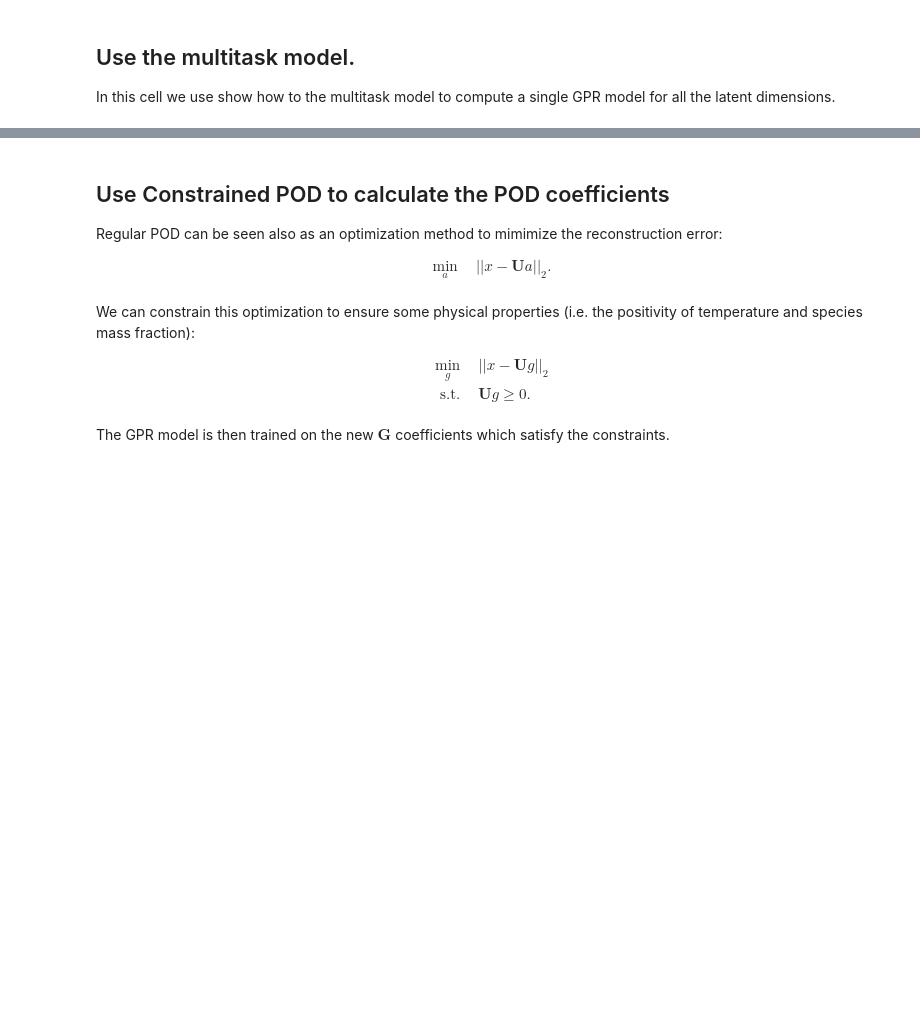
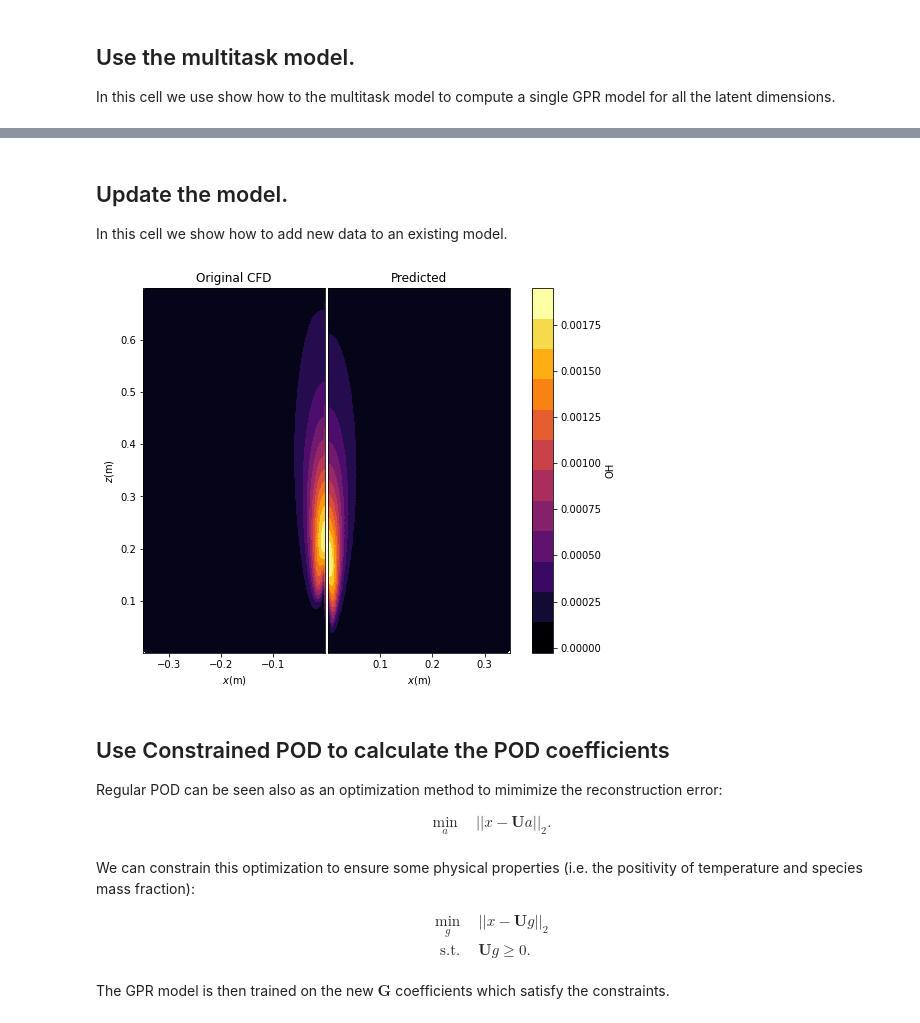
Before and after one commit to burn-research/OpenMEASURE, a Jupyter notebook: docs/gpr_doc.ipynb, the cells around one changed output, grey strips where cells are left out. Cells and saved outputs as stored; diff of their text form; code cells hidden in the pictures; blank space fills up the shorter version.

```diff
--- a/docs/gpr_doc.ipynb
+++ b/docs/gpr_doc.ipynb
@@ -376,4 +334,35 @@ Iter 268/1000 - Loss: -8.18e-01 - Noise: 1.62e-04
 [figure]
+# %% [markdown]
+## Update the model.
+
+In this cell we show how to add new data to an existing model.
+# %%
+gpr = GPR(X_train, n_features, xyz, P_train)
+models, likelihoods = gpr.fit(verbose=False)
+Ap, Sigmap = gpr.predict(P_test)
+Xp = gpr.reconstruct(Ap)
+
+Ap_new = np.zeros_like(Ap)
+Sigmap_new = np.zeros_like(Sigmap)
+
+for i in range(gpr.r):
+    Ap_new[:, i] = np.random.normal(Ap[:,i].mean(), 0.1*np.abs(Ap[:,i].mean()), size=Ap.shape[0])
+    Sigmap_new[:, i] = np.random.normal(0, Sigmap_new[:,i].mean(), size=Sigmap.shape[0])
+
+gpr.update(P_test, Ap_new, Sigmap_new, retrain=True)
+Ap, Sigmap = gpr.predict(P_test)
+Xp = gpr.reconstruct(Ap)
+
+# Select the feature to plot
+str_ind = 'OH'
+ind = features.index(str_ind)
+
+x_test = X_test[ind*n_cells:(ind+1)*n_cells,3]
+xp_test = Xp[ind*n_cells:(ind+1)*n_cells, 3]
+
+plot_contours_tri(xz[:,0], xz[:,1], [x_test, xp_test], cbar_label=str_ind)
+# %% [output]
+[figure, added]
 # %% [markdown]
 ## Use Constrained POD to calculate the POD coefficients
 
```
Also changed, not shown: parts of 7 cells of this notebook, 4 other files.
